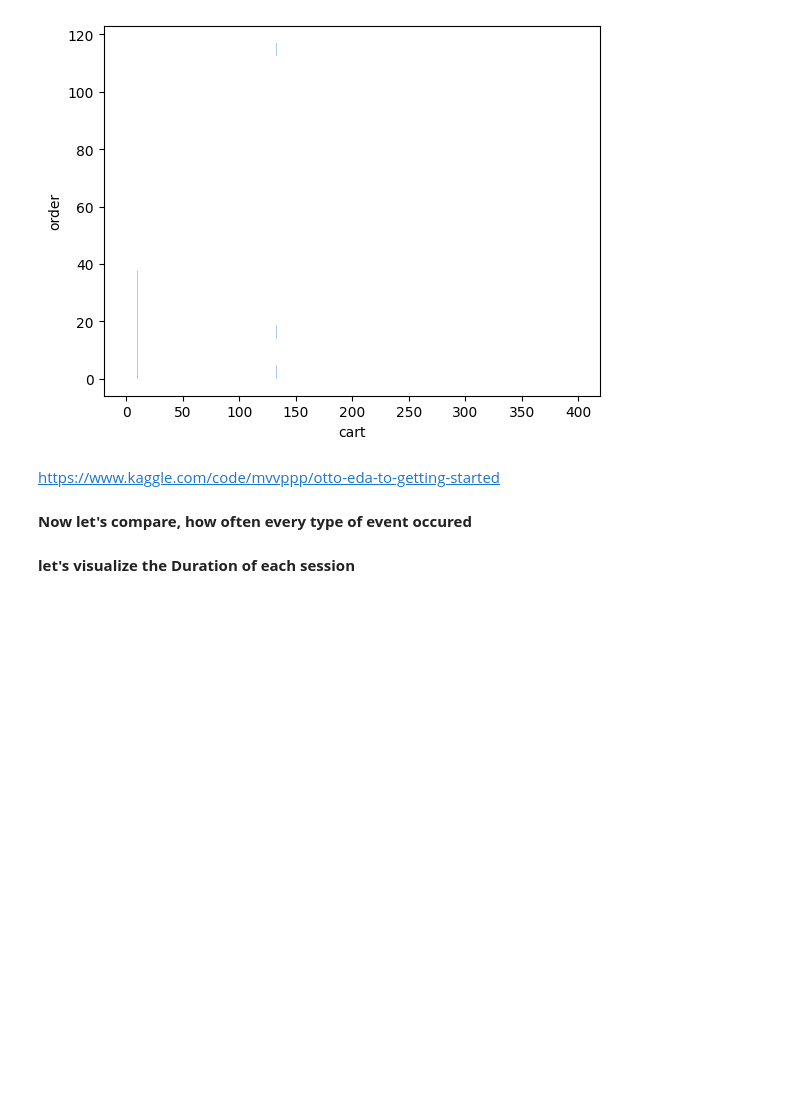
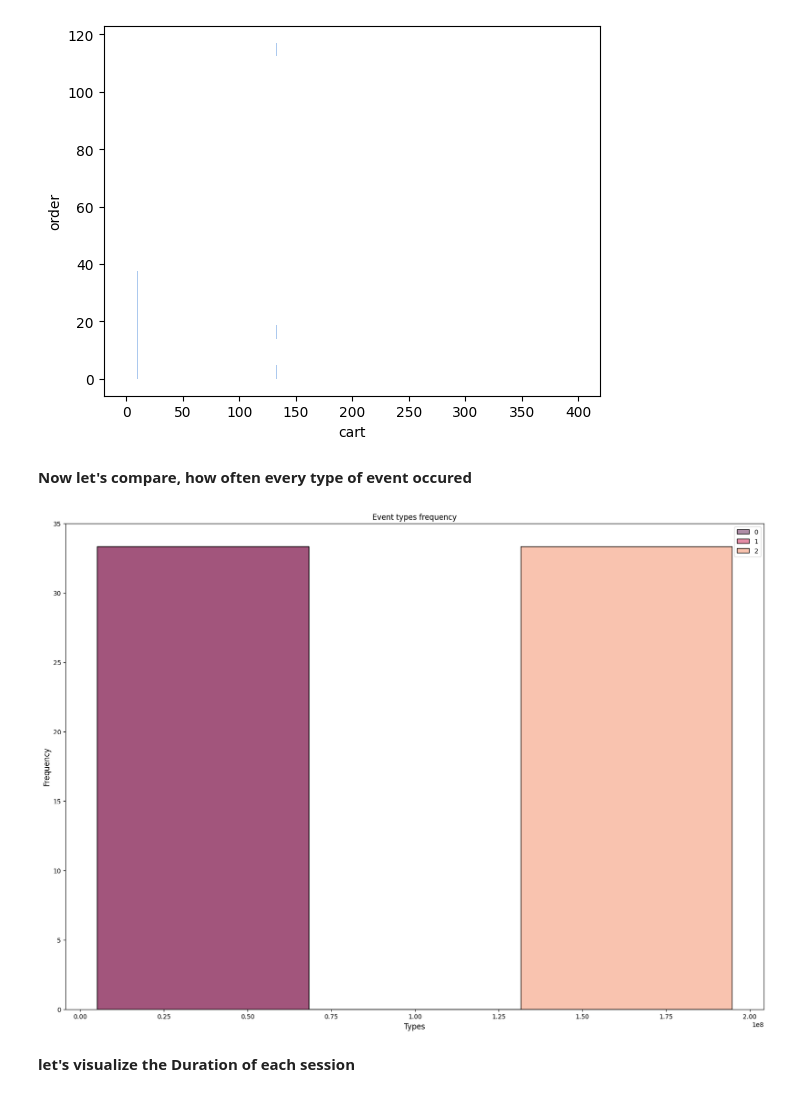
Before and after one commit to ReebalSami/Capstone-OTTO-Multi-Objective-Recommender-System, a Jupyter notebook: notebooks/EDA_1_parquet_read.ipynb, the cells around one changed output. Cells and saved outputs as stored; diff of their text form; code cells hidden in the pictures; blank space fills up the shorter version.

```diff
--- a/notebooks/EDA_1_parquet_read.ipynb
+++ b/notebooks/EDA_1_parquet_read.ipynb
@@ -168,7 +168,15 @@ sns.histplot(data=df_type, x="cart", y="order")
 # %% [output]
 <AxesSubplot:xlabel='cart', ylabel='order'>
 [figure]
-# %% [markdown]
-https://www.kaggle.com/code/mvvppp/otto-eda-to-getting-started
 # %% [markdown]
 **Now let's compare, how often every type of event occured**
+# %%
+events_types = (df.lazy().groupby('type').agg([pl.count()]).sort("type", reverse=True)).collect()
+fig, ax = plt.subplots(figsize=(20, 14))
+sns.histplot(events_types.select('count'),stat='percent', kde=False, palette="rocket")
+ax.set_title('Event types frequency', fontsize=12)
+ax.set_ylabel('Frequency', fontsize=12)
+ax.set_xlabel('Types', fontsize=12)
+plt.show()
+# %% [output]
+[figure, added]
```
Also changed, not shown: parts of 13 cells of this notebook, 1 other file.
